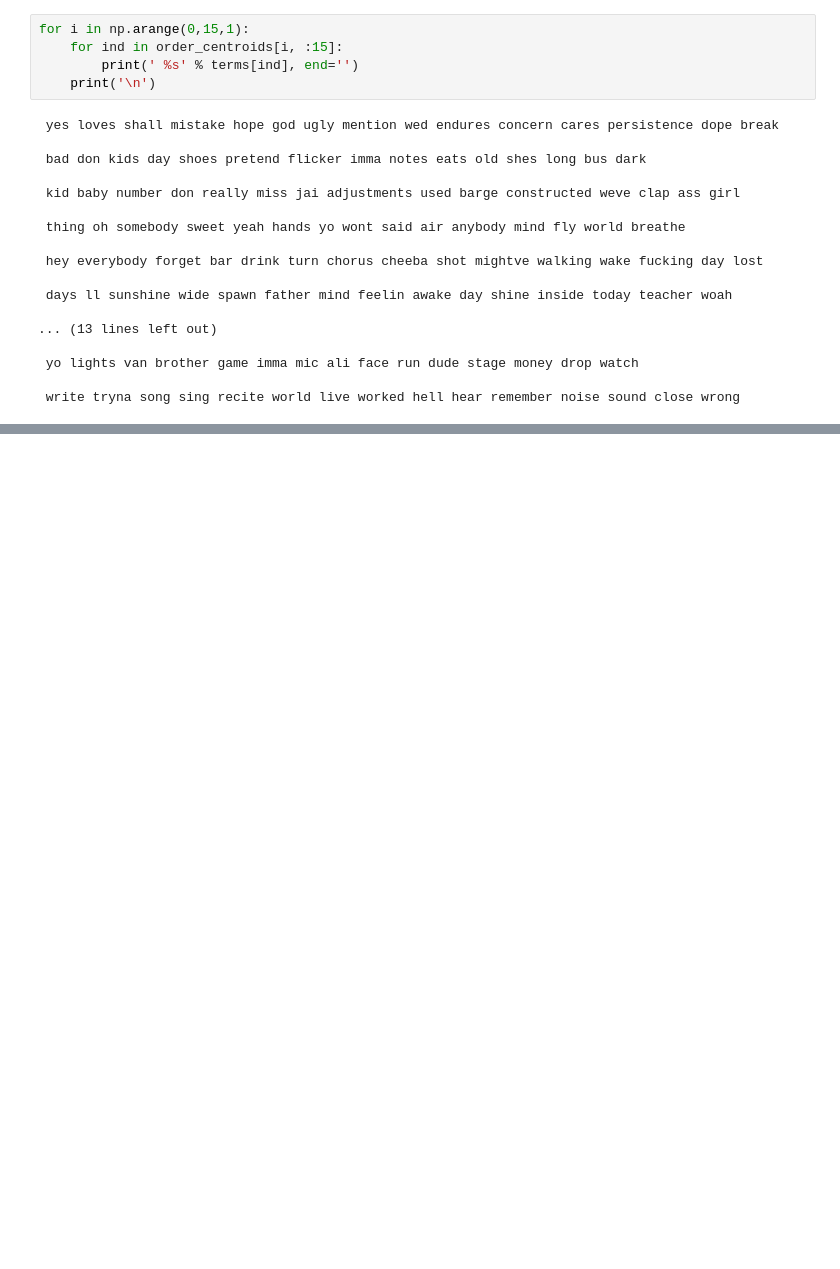
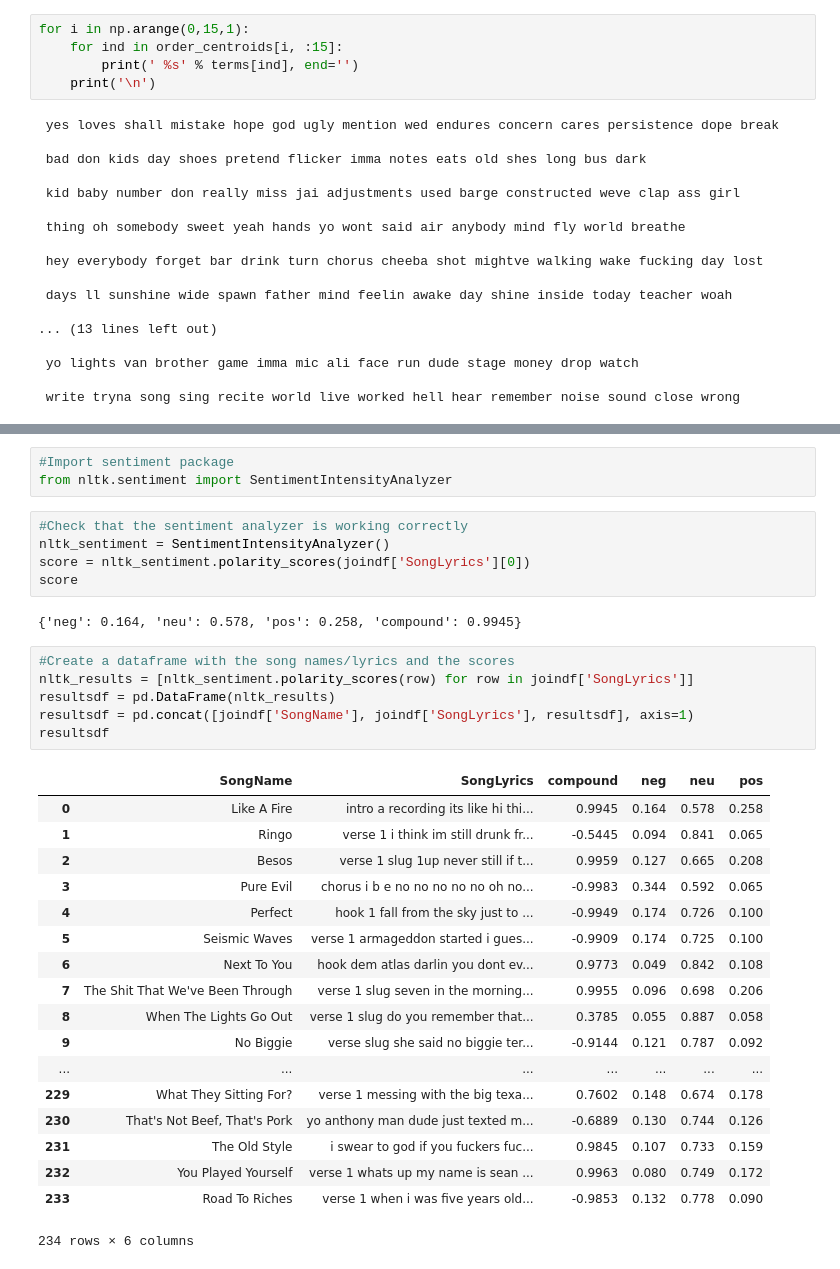
Before and after one commit to jlewis-ds/LyricScraping, a Jupyter notebook: Atmosphere - Analysis.ipynb, the cells around one changed output, grey strips where cells are left out. Drawn from its saved outputs; the diff is of its cells as text; blank space fills up the shorter version.

Commit message:
Beginning of named entity recognition and sentiment analysis codes.

```diff
--- a/Atmosphere - Analysis.ipynb
+++ b/Atmosphere - Analysis.ipynb
@@ -223,0 +300,35 @@ for i in np.arange(0,15,1):
+# %%
+#Import sentiment package
+from nltk.sentiment import SentimentIntensityAnalyzer
+# %%
+#Check that the sentiment analyzer is working correctly
+nltk_sentiment = SentimentIntensityAnalyzer()
+score = nltk_sentiment.polarity_scores(joindf['SongLyrics'][0])
+score
+# %% [output]
+{'neg': 0.164, 'neu': 0.578, 'pos': 0.258, 'compound': 0.9945}
+# %%
+#Create a dataframe with the song names/lyrics and the scores
+nltk_results = [nltk_sentiment.polarity_scores(row) for row in joindf['SongLyrics']]
+resultsdf = pd.DataFrame(nltk_results)
+resultsdf = pd.concat([joindf['SongName'], joindf['SongLyrics'], resultsdf], axis=1)
+resultsdf
+# %% [output]
+|  | SongName | SongLyrics | compound | neg | neu | pos |
+| 0 | Like A Fire | intro a recording its like hi thi... | 0.9945 | 0.164 | 0.578 | 0.258 |
+| 1 | Ringo | verse 1 i think im still drunk fr... | -0.5445 | 0.094 | 0.841 | 0.065 |
+| 2 | Besos | verse 1 slug 1up never still if t... | 0.9959 | 0.127 | 0.665 | 0.208 |
+| 3 | Pure Evil | chorus i b e no no no no no oh no... | -0.9983 | 0.344 | 0.592 | 0.065 |
+| 4 | Perfect | hook 1 fall from the sky just to ... | -0.9949 | 0.174 | 0.726 | 0.100 |
+| 5 | Seismic Waves | verse 1 armageddon started i gues... | -0.9909 | 0.174 | 0.725 | 0.100 |
+| 6 | Next To You | hook dem atlas darlin you dont ev... | 0.9773 | 0.049 | 0.842 | 0.108 |
+| 7 | The Shit That We've Been Through | verse 1 slug seven in the morning... | 0.9955 | 0.096 | 0.698 | 0.206 |
+| 8 | When The Lights Go Out | verse 1 slug do you remember that... | 0.3785 | 0.055 | 0.887 | 0.058 |
+| 9 | No Biggie | verse slug she said no biggie ter... | -0.9144 | 0.121 | 0.787 | 0.092 |
+| ... | ... | ... | ... | ... | ... | ... |
+| 229 | What They Sitting For? | verse 1 messing with the big texa... | 0.7602 | 0.148 | 0.674 | 0.178 |
+| 230 | That's Not Beef, That's Pork | yo anthony man dude just texted m... | -0.6889 | 0.130 | 0.744 | 0.126 |
+| 231 | The Old Style | i swear to god if you fuckers fuc... | 0.9845 | 0.107 | 0.733 | 0.159 |
+| 232 | You Played Yourself | verse 1 whats up my name is sean ... | 0.9963 | 0.080 | 0.749 | 0.172 |
+| 233 | Road To Riches | verse 1 when i was five years old... | -0.9853 | 0.132 | 0.778 | 0.090 |
+234 rows × 6 columns
```
Also changed, not shown: parts of 9 cells of this notebook.
